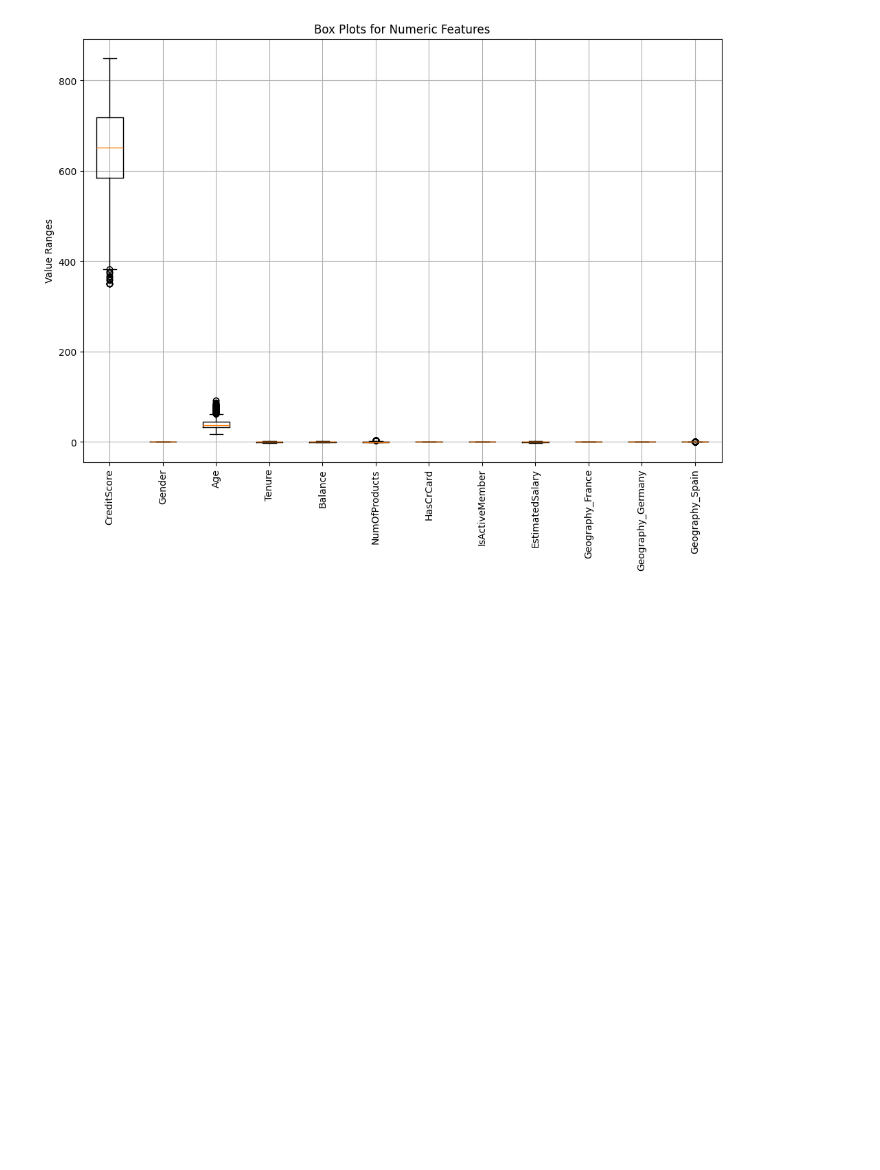
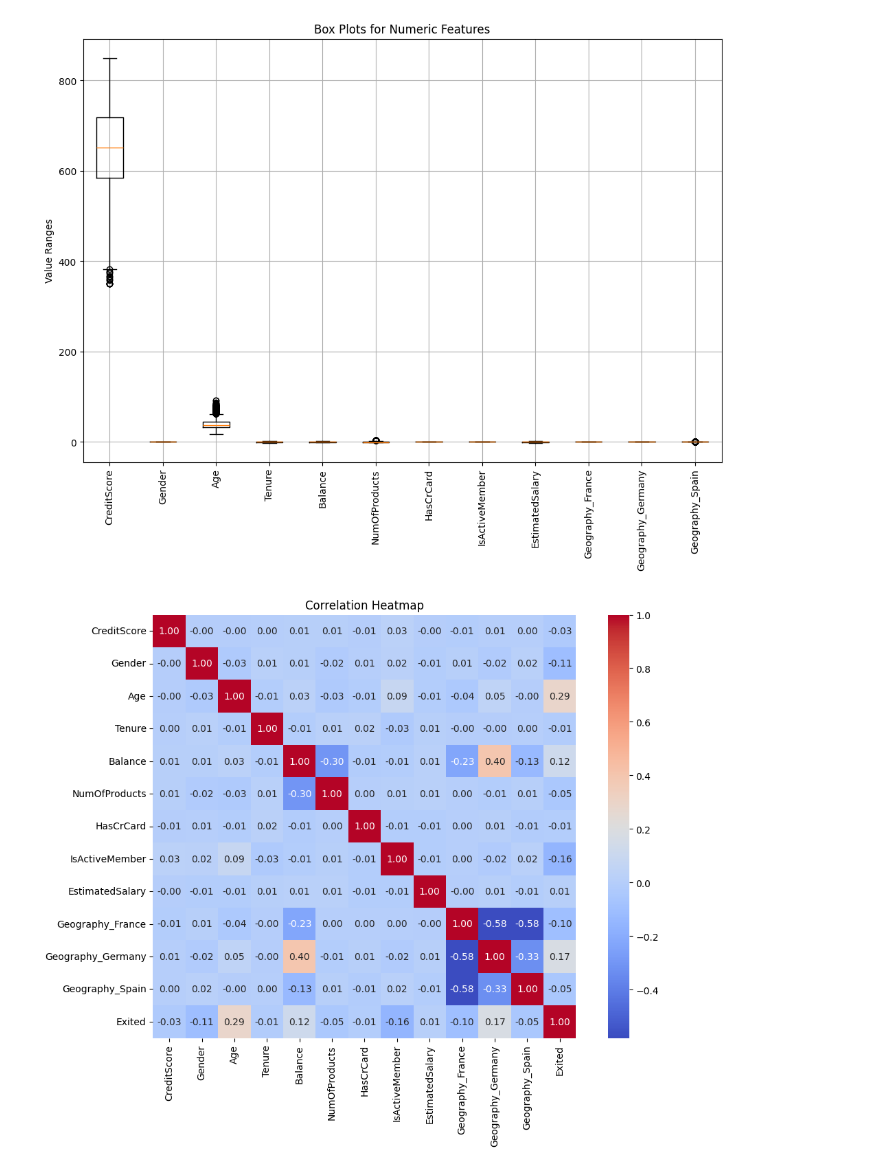
Before and after one commit to khushabuborwal/churn-prediction-logistic-l1-l2, a Jupyter notebook: main.ipynb, the cells around one changed output. Saved outputs shown, nothing was run; the diff lists cells and outputs as text; code cells hidden in the pictures; blank space fills up the shorter version.

```diff
--- a/main.ipynb
+++ b/main.ipynb
@@ -144,3 +134,23 @@ plt.grid(True)
 plt.show()
 # %% [output]
 [figure]
+# %%
+import seaborn as sns
+
+# If 'Exited' is not already part of X, you can add it as follows:
+X['Exited'] = Y
+# Calculate the correlation matrix
+correlation_matrix = X.corr()
+# Set up the matplotlib figure
+plt.figure(figsize=(12, 8))
+
+# Create a heatmap
+sns.heatmap(correlation_matrix, annot=True, fmt='.2f', cmap='coolwarm', square=True, cbar=True)
+
+# Set the title
+plt.title('Correlation Heatmap')
+
+# Show the plot
+plt.show()
+# %% [output]
+[figure, added]
```
Also changed, not shown: parts of 5 cells of this notebook.
